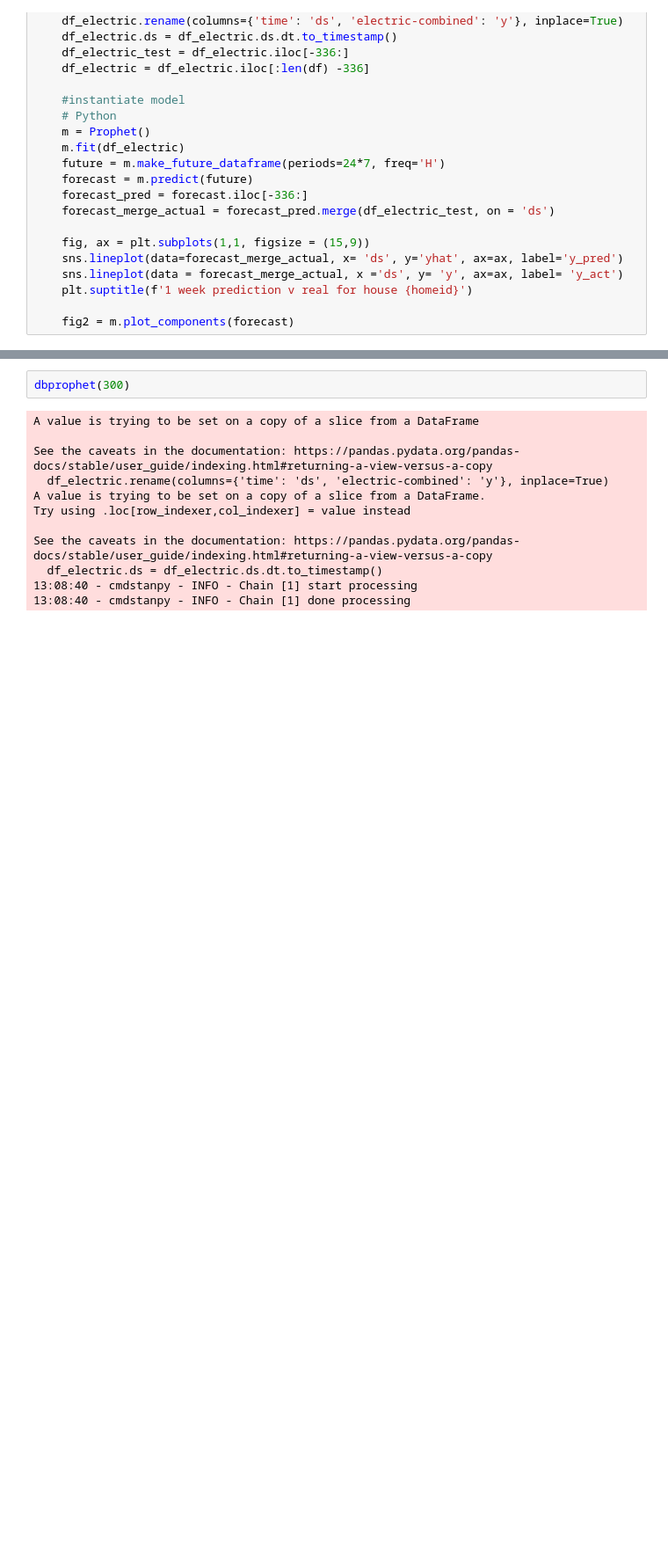
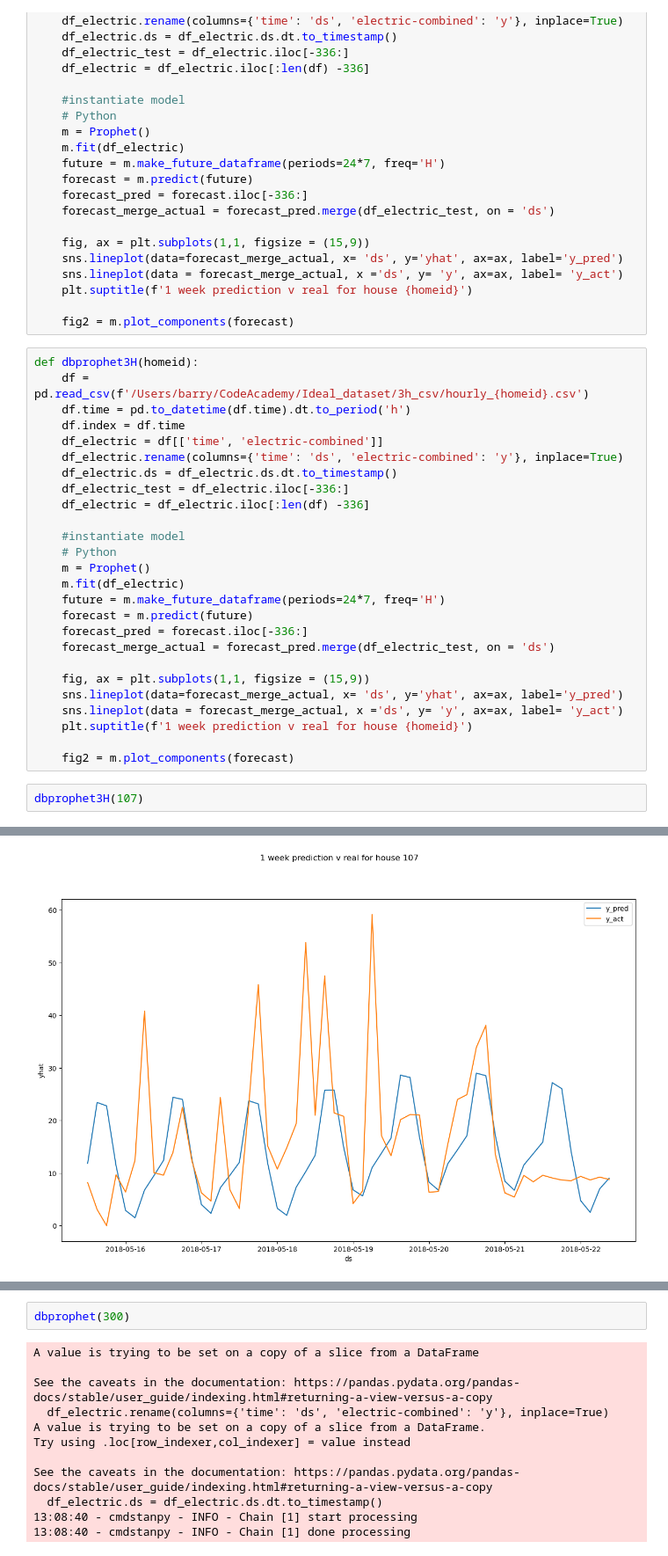
Before and after one commit to baz263/Ideal_dataset, a Jupyter notebook: coding/EDA/fbprophet_daily.ipynb, the cells around one changed output, grey strips where cells are left out. Shown at 88% size. Saved outputs shown, nothing was run; the diff lists cells and outputs as text; blank space fills up the shorter version.

```diff
--- a/coding/EDA/fbprophet_daily.ipynb
+++ b/coding/EDA/fbprophet_daily.ipynb
@@ -35,3 +35,32 @@ def dbprophet(homeid):
     plt.suptitle(f'1 week prediction v real for house {homeid}')
 
     fig2 = m.plot_components(forecast)
+# %%
+def dbprophet3H(homeid):
+    df = pd.read_csv(f'/Users/barry/CodeAcademy/Ideal_dataset/3h_csv/hourly_{homeid}.csv')
+    df.time = pd.to_datetime(df.time).dt.to_period('h')
+    df.index = df.time
+    df_electric = df[['time', 'electric-combined']]
+    df_electric.rename(columns={'time': 'ds', 'electric-combined': 'y'}, inplace=True)
+    df_electric.ds = df_electric.ds.dt.to_timestamp()
+    df_electric_test = df_electric.iloc[-336:]
+    df_electric = df_electric.iloc[:len(df) -336]
+
+    #instantiate model
+    # Python
+    m = Prophet()
+    m.fit(df_electric)
+    future = m.make_future_dataframe(periods=24*7, freq='H')
+    forecast = m.predict(future)
+    forecast_pred = forecast.iloc[-336:]
+    forecast_merge_actual = forecast_pred.merge(df_electric_test, on = 'ds')
+
+    fig, ax = plt.subplots(1,1, figsize = (15,9))
+    sns.lineplot(data=forecast_merge_actual, x= 'ds', y='yhat', ax=ax, label='y_pred')
+    sns.lineplot(data = forecast_merge_actual, x ='ds', y= 'y', ax=ax, label= 'y_act')
+    plt.suptitle(f'1 week prediction v real for house {homeid}')
+
+    fig2 = m.plot_components(forecast)
+# %%
+dbprophet3H(107)
+# %% [output]
@@ -37,0 +78 @@ def dbprophet(homeid):
+[figure, added]
```
Also changed, not shown: parts of 1 cell of this notebook, 5 other files.
